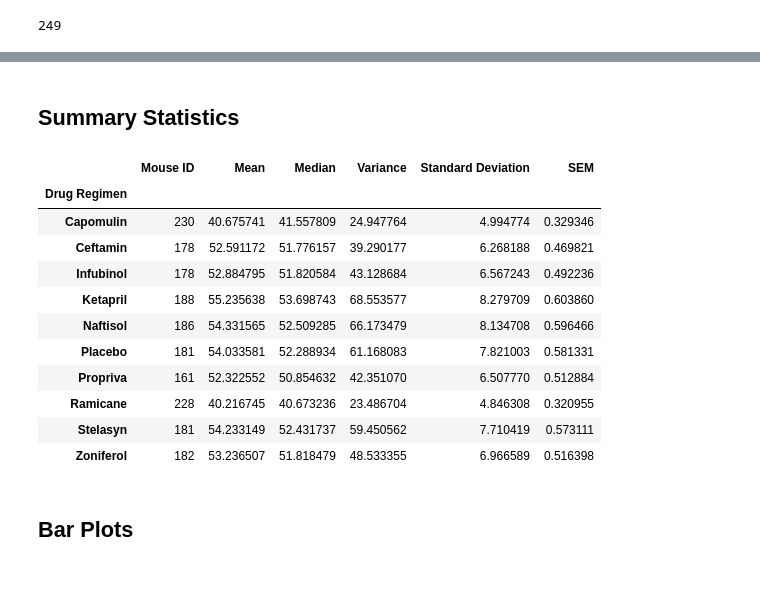
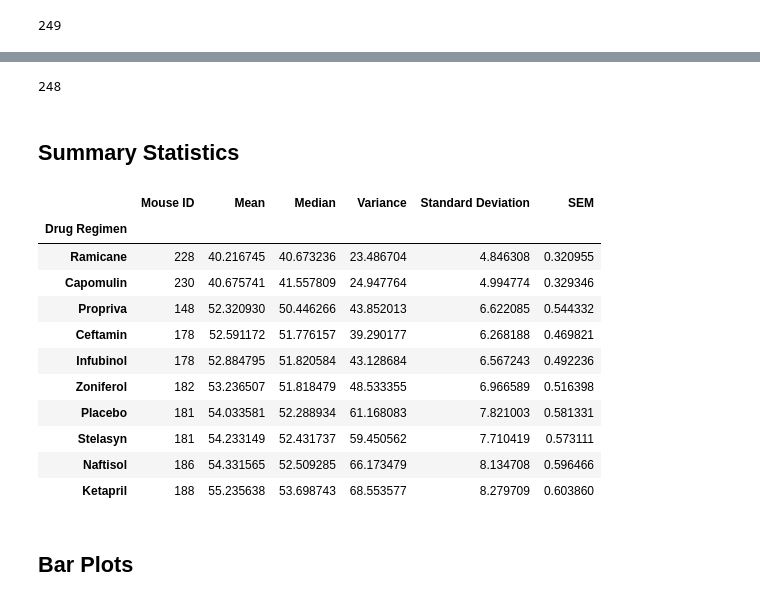
Before and after one commit to kpiccoli/Matplotlib-HW---Laboratory, a Jupyter notebook: pymaceuticals_starter.ipynb, the cells around one changed output, grey strips where cells are left out. Drawn from its saved outputs; the diff is of its cells as text; code cells hidden in the pictures.

```diff
--- a/pymaceuticals_starter.ipynb
+++ b/pymaceuticals_starter.ipynb
@@ -53,3 +69,5 @@ mouse_count
 249
 # %%
 # Getting the duplicate mice by ID number that shows up for Mouse ID and Timepoint.
+dup_mice = lab_df.loc[lab_df.duplicated(subset=["Mouse ID", "Timepoint"]), "Mouse ID"].unique()
+dup_mice
@@ -58,2 +95,4 @@ mouse_count
 # %%
 # Create a clean DataFrame by dropping the duplicate mouse by its ID.
+clean_df = lab_df[lab_df["Mouse ID"].isin(dup_mice)==False]
+clean_df
@@ -60,35 +113,38 @@ mouse_count
 # %%
 # Checking the number of mice in the clean DataFrame.
+len(clean_df["Mouse ID"].unique())
+# %% [output]
+248
 # %% [markdown]
 ## Summary Statistics
 # %%
 # Generate a summary statistics table of mean, median, variance, standard deviation, and SEM of the tumor volume for each regimen
 # This method is the most straighforward, creating multiple series and putting them all together at the end.
 
-sum_stats = pd.DataFrame(lab_df.groupby("Drug Regimen").count())
+sum_stats = pd.DataFrame(clean_df.groupby("Drug Regimen").count())
 
-sum_stats["Mean"] = pd.DataFrame(lab_df.groupby("Drug Regimen")["Tumor Volume (mm3)"].mean())
-sum_stats["Median"] = pd.DataFrame(lab_df.groupby("Drug Regimen")["Tumor Volume (mm3)"].median())
-sum_stats["Variance"] = pd.DataFrame(lab_df.groupby("Drug Regimen")["Tumor Volume (mm3)"].var())
-sum_stats["Standard Deviation"] = pd.DataFrame(lab_df.groupby("Drug Regimen")["Tumor Volume (mm3)"].std())
-sum_stats["SEM"] = pd.DataFrame(lab_df.groupby("Drug Regimen")["Tumor Volume (mm3)"].sem())
+sum_stats["Mean"] = pd.DataFrame(clean_df.groupby("Drug Regimen")["Tumor Volume (mm3)"].mean())
+sum_stats["Median"] = pd.DataFrame(clean_df.groupby("Drug Regimen")["Tumor Volume (mm3)"].median())
+sum_stats["Variance"] = pd.DataFrame(clean_df.groupby("Drug Regimen")["Tumor Volume (mm3)"].var())
+sum_stats["Standard Deviation"] = pd.DataFrame(clean_df.groupby("Drug Regimen")["Tumor Volume (mm3)"].std())
+sum_stats["SEM"] = pd.DataFrame(clean_df.groupby("Drug Regimen")["Tumor Volume (mm3)"].sem())
 
 sum_stats = sum_stats[["Mouse ID","Mean", "Median", "Variance", "Standard Deviation", "SEM"]]
-
+sum_stats = sum_stats.sort_values("Mean", ascending=True)
 sum_stats
 # %% [output]
 |  | Mouse ID | Mean | Median | Variance | Standard Deviation | SEM |
 | Drug Regimen |  |  |  |  |  |  |
+| Ramicane | 228 | 40.216745 | 40.673236 | 23.486704 | 4.846308 | 0.320955 |
 | Capomulin | 230 | 40.675741 | 41.557809 | 24.947764 | 4.994774 | 0.329346 |
+| Propriva | 148 | 52.320930 | 50.446266 | 43.852013 | 6.622085 | 0.544332 |
 | Ceftamin | 178 | 52.591172 | 51.776157 | 39.290177 | 6.268188 | 0.469821 |
 | Infubinol | 178 | 52.884795 | 51.820584 | 43.128684 | 6.567243 | 0.492236 |
+| Zoniferol | 182 | 53.236507 | 51.818479 | 48.533355 | 6.966589 | 0.516398 |
+| Placebo | 181 | 54.033581 | 52.288934 | 61.168083 | 7.821003 | 0.581331 |
+| Stelasyn | 181 | 54.233149 | 52.431737 | 59.450562 | 7.710419 | 0.573111 |
+| Naftisol | 186 | 54.331565 | 52.509285 | 66.173479 | 8.134708 | 0.596466 |
 | Ketapril | 188 | 55.235638 | 53.698743 | 68.553577 | 8.279709 | 0.603860 |
-| Naftisol | 186 | 54.331565 | 52.509285 | 66.173479 | 8.134708 | 0.596466 |
-| Placebo | 181 | 54.033581 | 52.288934 | 61.168083 | 7.821003 | 0.581331 |
-| Propriva | 161 | 52.322552 | 50.854632 | 42.351070 | 6.507770 | 0.512884 |
-| Ramicane | 228 | 40.216745 | 40.673236 | 23.486704 | 4.846308 | 0.320955 |
-| Stelasyn | 181 | 54.233149 | 52.431737 | 59.450562 | 7.710419 | 0.573111 |
-| Zoniferol | 182 | 53.236507 | 51.818479 | 48.533355 | 6.966589 | 0.516398 |
 # %% [markdown]
 ## Bar Plots
 # %%
```
Also changed, not shown: parts of 18 cells of this notebook.
